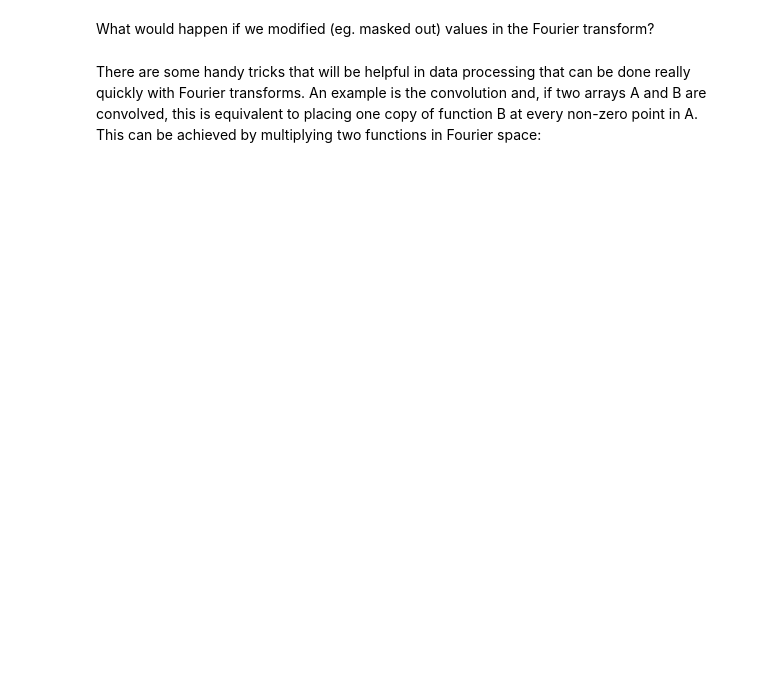
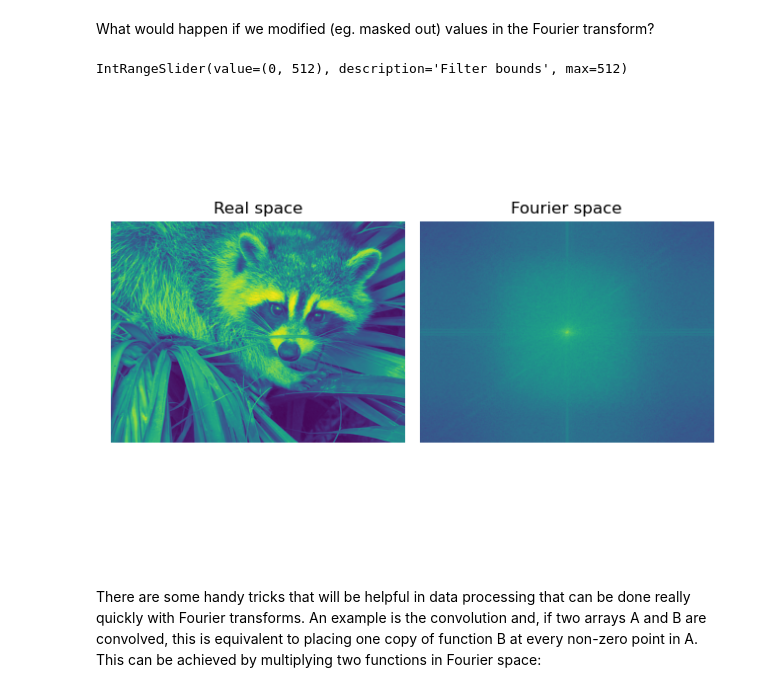
Before and after one commit to HamishGBrown/Cryo_EM_theory, a Jupyter notebook: 00 - Intro to Fourier transforms.ipynb, the cells around one changed output. Drawn from its saved outputs; the diff is of its cells as text; code cells hidden in the pictures; blank space fills up the shorter version.

```diff
--- a/00 - Intro to Fourier transforms.ipynb
+++ b/00 - Intro to Fourier transforms.ipynb
@@ -81,46 +97,49 @@ fig.tight_layout()
 # %% [markdown]
 What would happen if we modified (eg. masked out) values in the Fourier transform?
 # %%
-
+# Get the Raccoon!
 face = np.sum(scipy.datasets.face(),axis=2)
 pix = max(face.shape)
 
+# Plot Raccoon and its FFT
 fig,ax = plt.subplots(ncols=2)
 im1 = ax[0].imshow(face)
 im2 =ax[1].imshow(np.log(np.abs(np.fft.fftshift(np.fft.fft2(face)))))
 titles= ['Real space','Fourier space']
 for a,title in zip(ax,titles): a.set_title(title)
 for a in ax: a.set_axis_off()
 fig.tight_layout()
 
 def Fourier_filter(shape,radius):
-
+    """Make an annular Fourier filter"""
     y,x = [np.fft.fftfreq(i,1/i) for i in shape]
     lowpass = (x**2)[None,:] + (y**2)[:,None] +0.1 < radius[1]**2
     highpass = (x**2)[None,:] + (y**2)[:,None] +0.1 > radius[0]**2
     return np.logical_and(lowpass,highpass).astype(int)
 
 def update_FFT(change):
     """Function to update plot when slider changes"""
     low,high = filterslider.value
     filt =  Fourier_filter(face.shape,[low,high])
 
     iFFT = np.fft.ifft2(np.fft.fft2(face)*filt)
     im2.set_data(np.fft.fftshift(np.log(np.abs(np.fft.fft2(face)))*filt))
     im1.set_data(np.real(iFFT))
     im1.set_clim(vmin=np.real(iFFT).min(),vmax=np.real(iFFT).max())
 
 
 
-# Create the low-pass slider
+# Create the slider for the Fourier filter
 filterslider = widgets.IntRangeSlider(value=[0,pix//2],min=0,max=pix//2,step=1,description='Filter bounds')
-
 
 # Connect sliders to update function
 filterslider.observe(update_FFT, names='value')
 
 #Display sliders
 display(filterslider)
+# %% [output]
+IntRangeSlider(value=(0, 512), description='Filter bounds', max=512)
+[figure, added]
 # %% [markdown]
 There are some handy tricks that will be helpful in data processing that can be done really quickly with Fourier transforms. An example is the convolution and, if two arrays A and B are convolved, this is equivalent to placing one copy of function B at every non-zero point in A. This can be achieved by multiplying two functions in Fourier space:
 # %%
```
Also changed, not shown: parts of 11 cells of this notebook, 2 other files.
